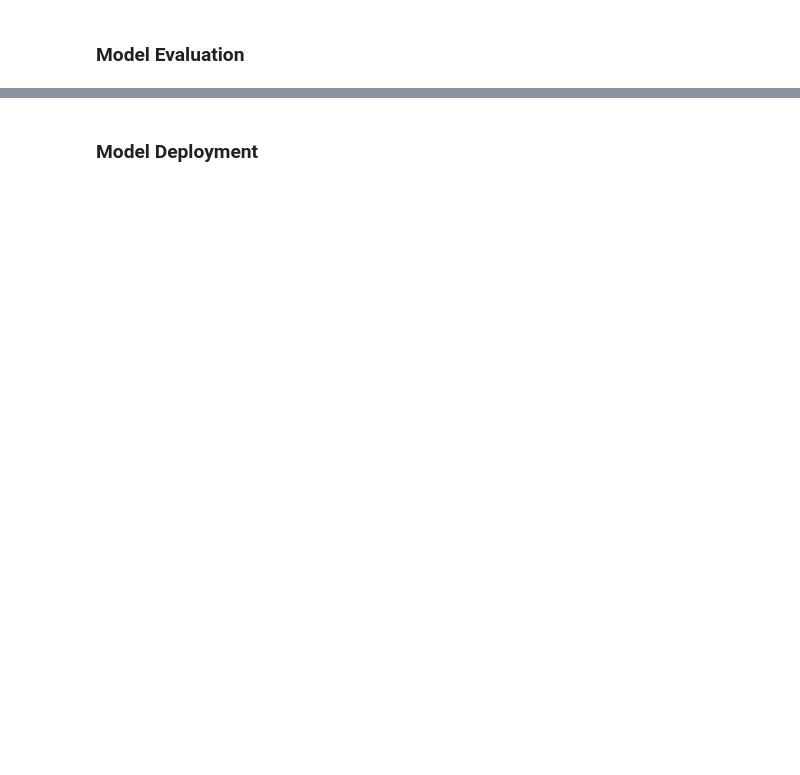
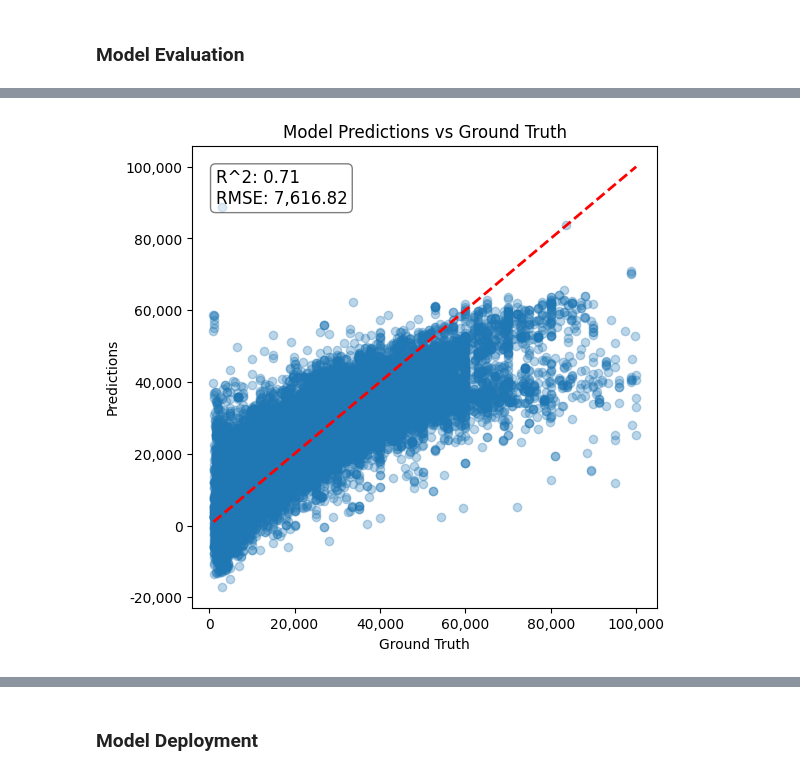
Before and after one commit to julienOlivier3/risk-analytics, a Jupyter notebook: day1_ml.ipynb, the cells around one changed output, grey strips where cells are left out. Cells and saved outputs as stored; diff of their text form; code cells hidden in the pictures; blank space fills up the shorter version.

```diff
--- a/day1_ml.ipynb
+++ b/day1_ml.ipynb
@@ -524,0 +774,5 @@ Random Forests are known for their high accuracy, ability to handle large datase
+# %%
+preprocessing_pipeline.named_steps['column_transformer_model'].set_output(transform='pandas')
+preprocessing_pipeline.named_steps['column_transformer_paint_color'].set_output(transform='pandas')
+preprocessing_pipeline.named_steps['column_transformer_knn'].set_output(transform='pandas')
+preprocessing_pipeline.named_steps['column_transformer_encoder'].set_output(transform='pandas')
@@ -524,0 +789,2 @@ Random Forests are known for their high accuracy, ability to handle large datase
+# %%
+X_train, X_test, y_train, y_test = train_test_split(X, y, test_size=0.2, random_state=333)
@@ -524,0 +795,3 @@ Random Forests are known for their high accuracy, ability to handle large datase
+# %%
+X_train_transformed = preprocessing_pipeline.fit_transform(X_train)
+X_test_transformed = preprocessing_pipeline.transform(X_test)
@@ -524,0 +815,7 @@ Random Forests are known for their high accuracy, ability to handle large datase
+# %%
+model = LinearRegression().fit(X_train_transformed, y_train)
+# %%
+y_pred_benchmark = model.predict(X_test_transformed)
+plot_predictions(y_test, y_pred_benchmark)
+# %% [output]
+[figure, added]
```
Also changed, not shown: parts of 47 cells of this notebook, 3 other files.
